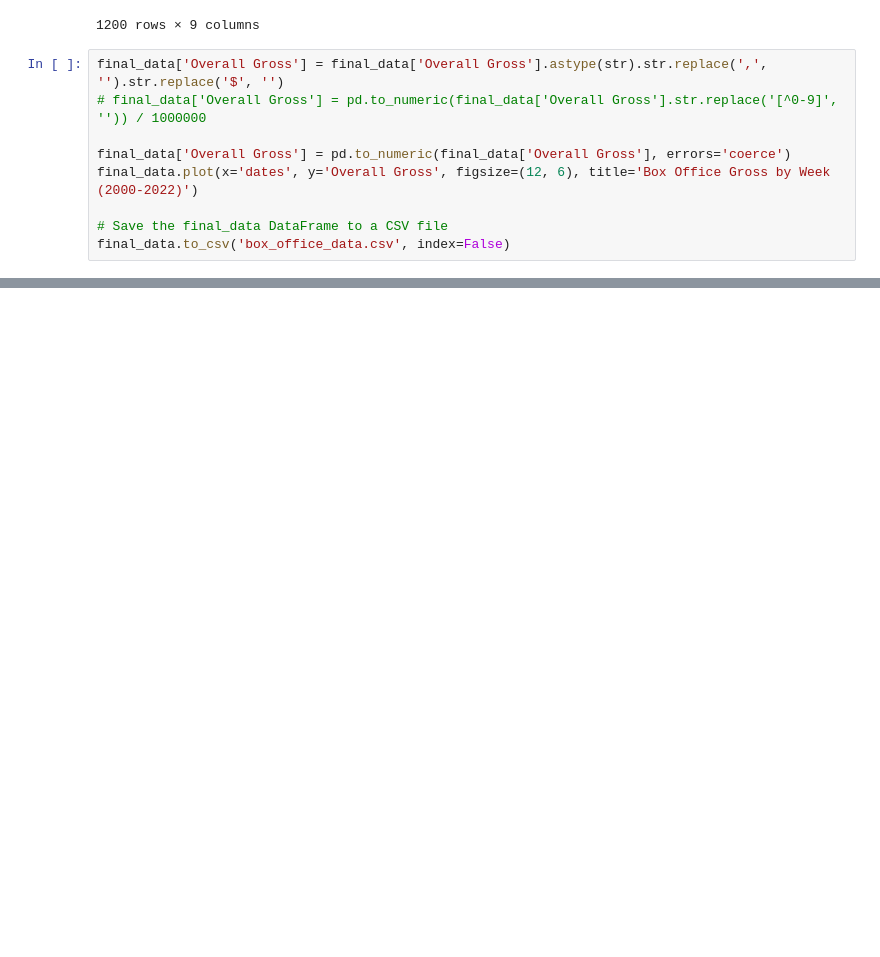
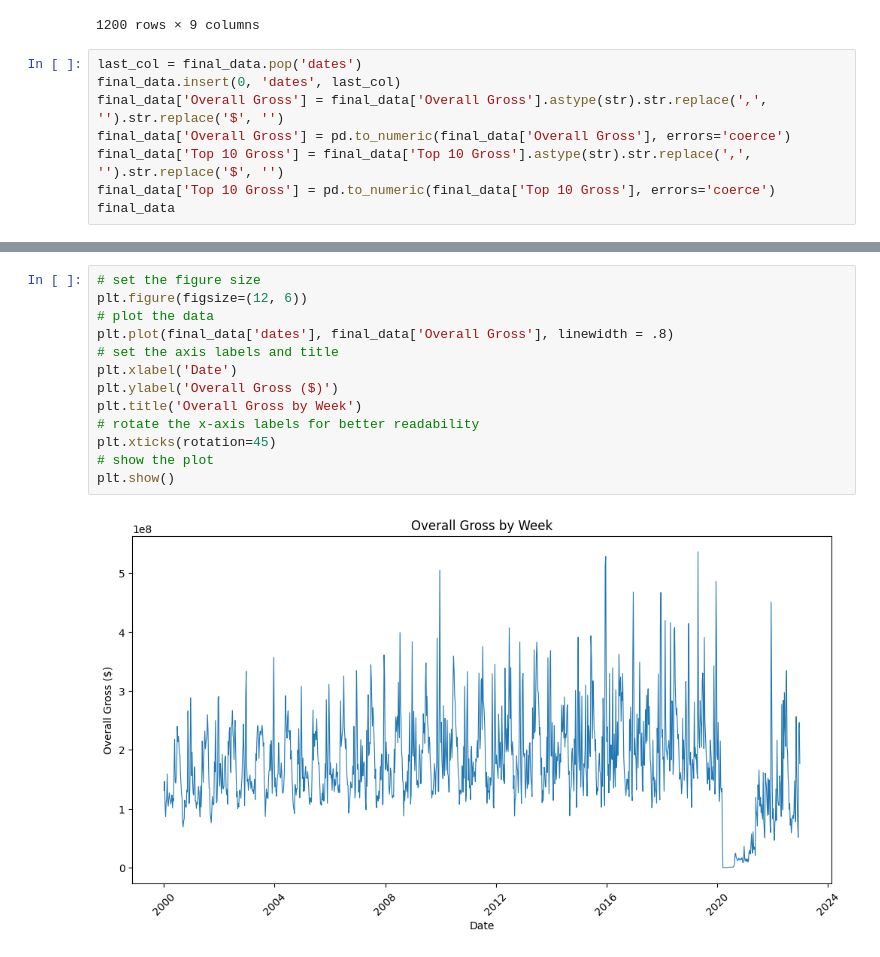
Before and after one commit to dhruvrs/timeseries2023, a Jupyter notebook: parse.ipynb, the cells around one changed output, grey strips where cells are left out. Saved outputs shown, nothing was run; the diff lists cells and outputs as text; blank space fills up the shorter version.

Commit message:
switching around dates column

```diff
--- a/parse.ipynb
+++ b/parse.ipynb
@@ -67,12 +67,11 @@ final_data
 | 1199 | $174,584,090 | -27.9% | $176,585,127 | -28.4% | 47 | Avatar: The Way of Water | 52 | False | 2022-12-25 |
 1200 rows × 9 columns
 # %%
+last_col = final_data.pop('dates')
+final_data.insert(0, 'dates', last_col)
 final_data['Overall Gross'] = final_data['Overall Gross'].astype(str).str.replace(',', '').str.replace('$', '')
-# final_data['Overall Gross'] = pd.to_numeric(final_data['Overall Gross'].str.replace('[^0-9]', '')) / 1000000
-
 final_data['Overall Gross'] = pd.to_numeric(final_data['Overall Gross'], errors='coerce')
-final_data.plot(x='dates', y='Overall Gross', figsize=(12, 6), title='Box Office Gross by Week (2000-2022)')
-
-# Save the final_data DataFrame to a CSV file
-final_data.to_csv('box_office_data.csv', index=False)
+final_data['Top 10 Gross'] = final_data['Top 10 Gross'].astype(str).str.replace(',', '').str.replace('$', '')
+final_data['Top 10 Gross'] = pd.to_numeric(final_data['Top 10 Gross'], errors='coerce')
+final_data
 # %% [output]
@@ -79,0 +91,15 @@ final_data.to_csv('box_office_data.csv', index=False)
+# %%
+# set the figure size
+plt.figure(figsize=(12, 6))
+# plot the data
+plt.plot(final_data['dates'], final_data['Overall Gross'], linewidth = .8)
+# set the axis labels and title
+plt.xlabel('Date')
+plt.ylabel('Overall Gross ($)')
+plt.title('Overall Gross by Week')
+# rotate the x-axis labels for better readability
+plt.xticks(rotation=45)
+# show the plot
+plt.show()
+# %% [output]
+[figure, added]
```
Also changed, not shown: parts of 1 cell of this notebook.
